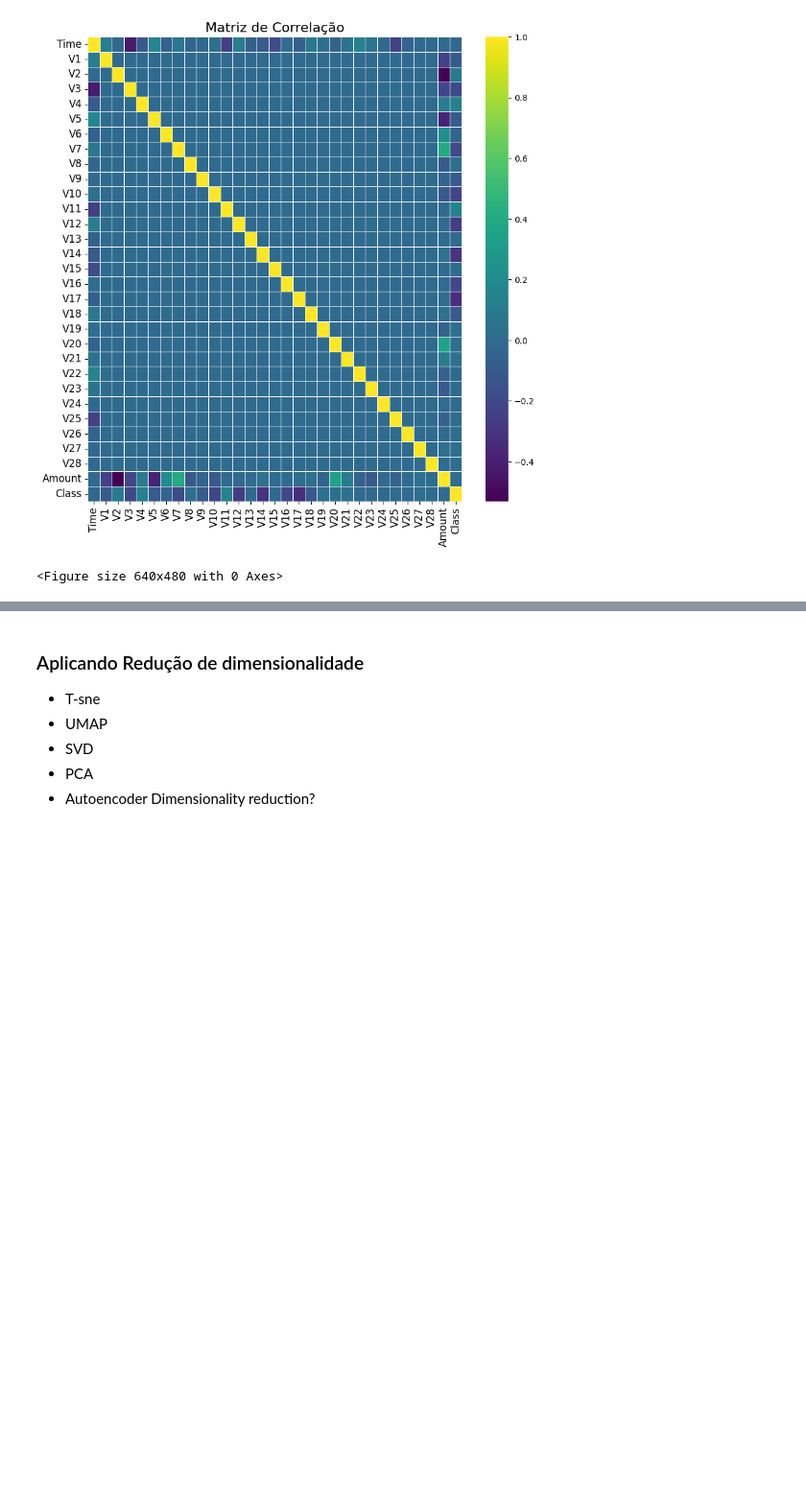
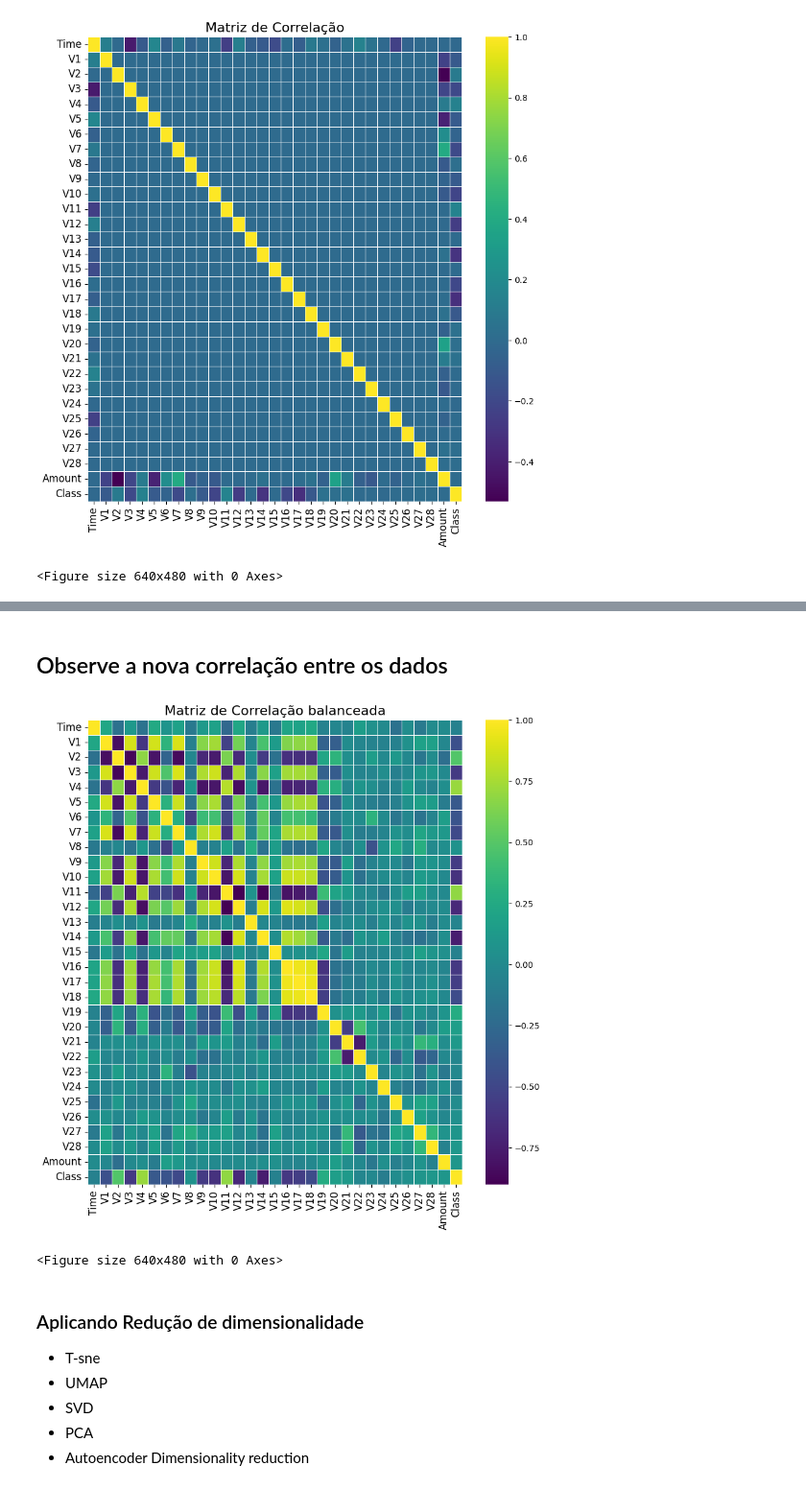
Before and after one commit to Fecarvalho00/Creditcard_fraud_analysis, a Jupyter notebook: creditcard_fraud.ipynb, the cells around one changed output, grey strips where cells are left out. Shown: that part at 96% size. Cells and saved outputs as stored; diff of their text form; code cells hidden in the pictures; blank space fills up the shorter version.

```diff
--- a/creditcard_fraud.ipynb
+++ b/creditcard_fraud.ipynb
@@ -194,7 +251,28 @@ Observe que os dados estão desbalanceados, sendo assim, é preciso aplicar téc
+# %% [markdown]
+## Observe a nova correlação entre os dados
+# %%
+correlacao_balanced = new_data.corr()  # Matriz de Correlação dos dados
+
+plt.figure(figsize=(10, 10))
+
+sns.heatmap(correlacao_balanced, annot=False, cmap='viridis', linewidths=.5)
+plt.title("Matriz de Correlação balanceada", fontsize=16)
+plt.xticks(fontsize=12)
+plt.yticks(fontsize=12)
+plt.show()
+
+# Adjust the layout
+plt.tight_layout()
+
+# Show the plot
+plt.show()
+# %% [output]
+[figure, added]
+<Figure size 640x480 with 0 Axes>
 # %% [markdown]
 ### Aplicando Redução de dimensionalidade
 * T-sne
 * UMAP
 * SVD
 * PCA
-* Autoencoder Dimensionality reduction?
+* Autoencoder Dimensionality reduction
```
Also changed, not shown: parts of 11 cells of this notebook.
